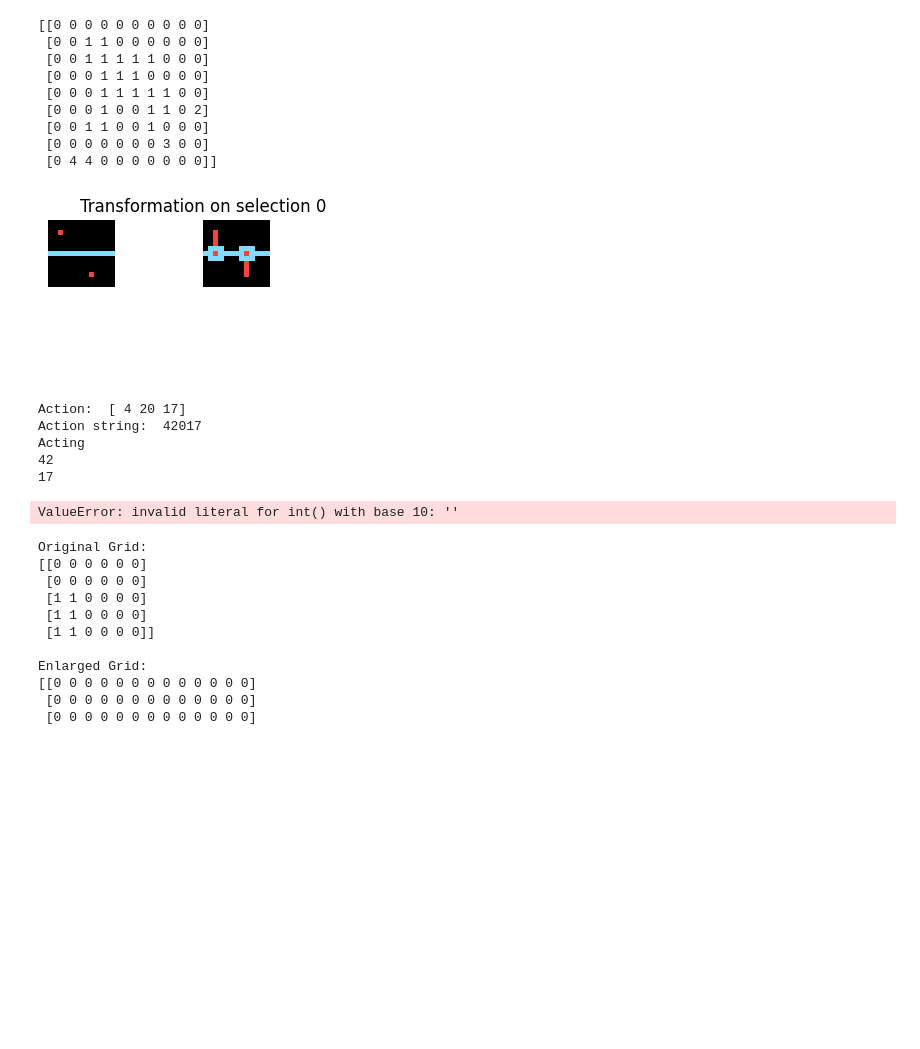
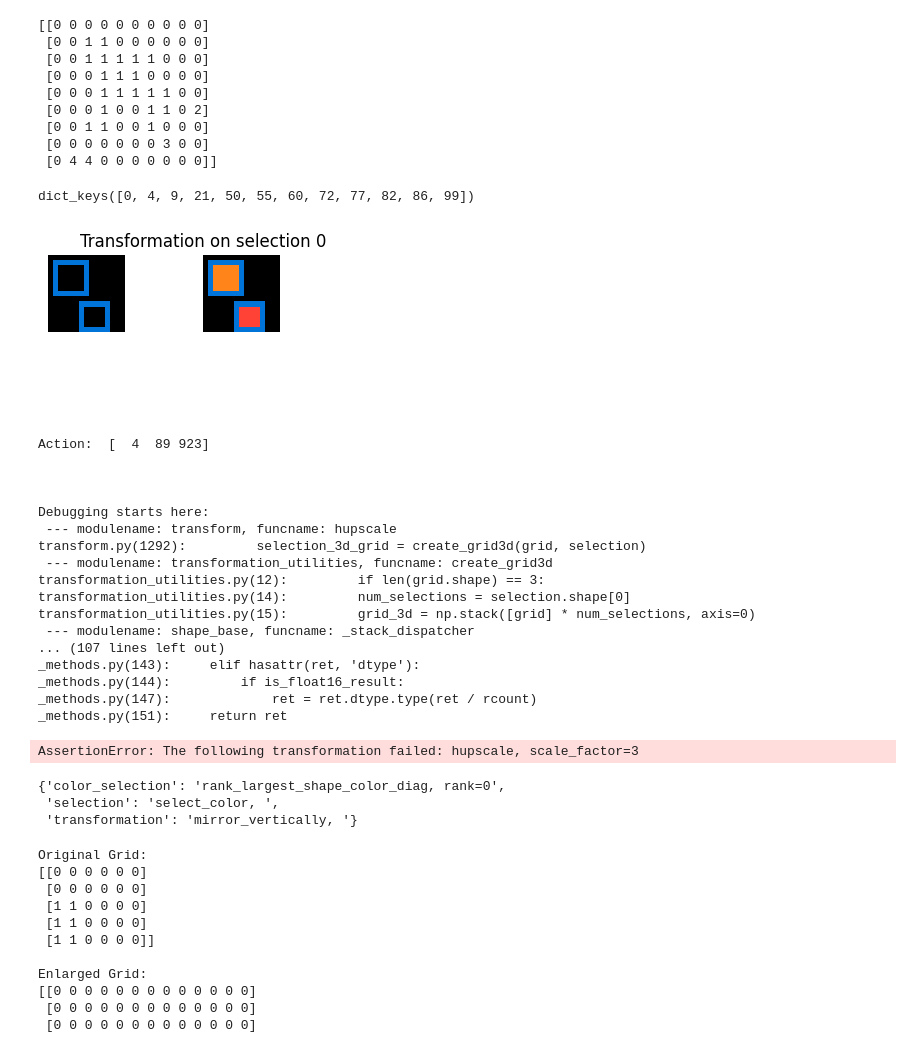
Before and after one commit to francescobraicovich/ARC2, a Jupyter notebook: code/exploration.ipynb, the cells around one changed output. Cells and saved outputs as stored; diff of their text form; code cells hidden in the pictures; blank space fills up the shorter version.

```diff
--- a/code/exploration.ipynb
+++ b/code/exploration.ipynb
@@ -211,3 +211,7 @@ print(labels)
  [0 0 1 1 0 0 1 0 0 0]
  [0 0 0 0 0 0 0 3 0 0]
  [0 4 4 0 0 0 0 0 0 0]]
+# %%
+print(action_space.color_selection_dict.keys())
+# %% [output]
+dict_keys([0, 4, 9, 21, 50, 55, 60, 72, 77, 82, 86, 99])
@@ -214,23 +266,41 @@ print(labels)
 # %%
 from enviroment import ARC_Env
 
 env = ARC_Env(training_challenge_dict, action_space=action_space)
-env.reset()
+env.reset(seed=None)
 plot_grid_3d(env.state)
-for i in range(10):
+for i in range(30):
     action = random.choice(action_space.space)
-    action_string = str(action[0]) + str(action[1]) + str(action[2])
     print('Action: ', action)
-    print('Action string: ', action_string)
-    state, reward, done, info = env.step(action_string)
+    state, reward, done, info = env.step(action)
+    print('')
 # %% [output]
-[figure, old version]
+[figure, new version]
-Action:  [ 4 20 17]
-Action string:  42017
-Acting
-42
-17
+Action:  [  4  89 923]
+
+
+
+Debugging starts here:
+ --- modulename: transform, funcname: hupscale
+transform.py(1292):         selection_3d_grid = create_grid3d(grid, selection)
+ --- modulename: transformation_utilities, funcname: create_grid3d
+transformation_utilities.py(12):         if len(grid.shape) == 3:
+transformation_utilities.py(14):         num_selections = selection.shape[0]
+transformation_utilities.py(15):         grid_3d = np.stack([grid] * num_selections, axis=0)
+ --- modulename: shape_base, funcname: _stack_dispatcher
+... (107 lines left out)
+_methods.py(143):     elif hasattr(ret, 'dtype'):
+_methods.py(144):         if is_float16_result:
+_methods.py(147):             ret = ret.dtype.type(ret / rcount)
+_methods.py(151):     return ret
-ValueError: invalid literal for int() with base 10: ''
+AssertionError: The following transformation failed: hupscale, scale_factor=3
+# %%
+action = np.array([77, 7, 370])
+action_space.action_to_string(action)
+# %% [output]
+{'color_selection': 'rank_largest_shape_color_diag, rank=0',
+ 'selection': 'select_color, ',
+ 'transformation': 'mirror_vertically, '}
 # %%
 import numpy as np
 
```
Also changed, not shown: parts of 3 cells of this notebook.
